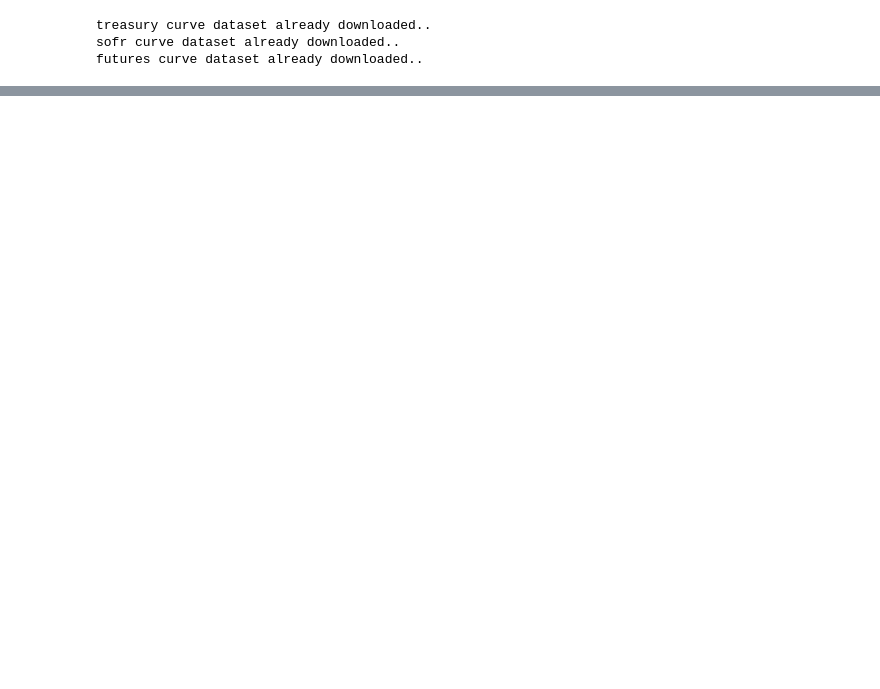
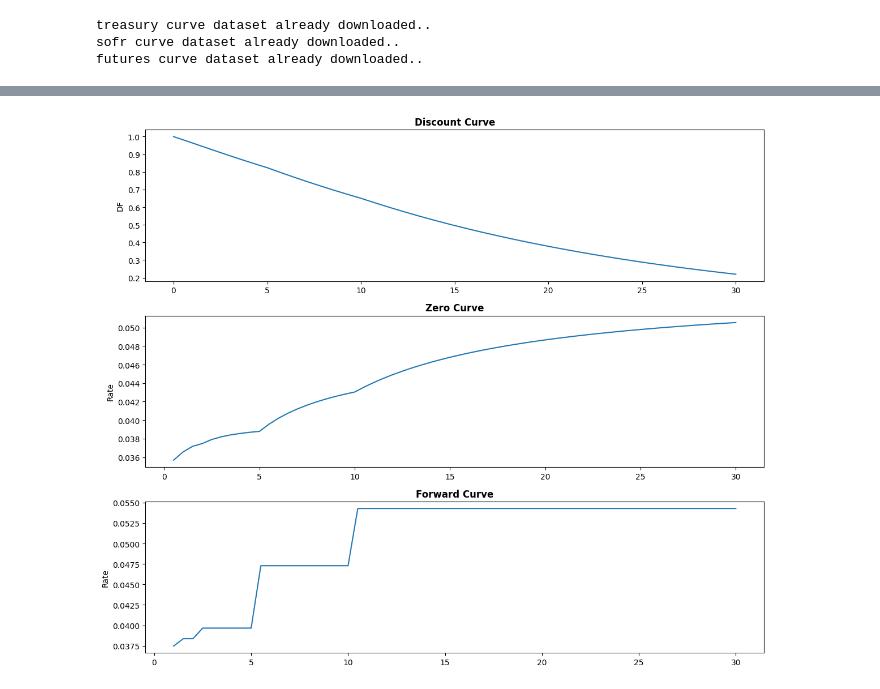
Before and after one commit to gorkemyencak/hedge-accounting-valuation-platform, a Jupyter notebook: notebooks/02_multi_curve_architecture_testing.ipynb, the cells around one changed output, grey strips where cells are left out. Cells and saved outputs as stored; diff of their text form; code cells hidden in the pictures; blank space fills up the shorter version.

Commit message:
zero & frw curve + curve plots

```diff
--- a/notebooks/02_multi_curve_architecture_testing.ipynb
+++ b/notebooks/02_multi_curve_architecture_testing.ipynb
@@ -55,6 +59,16 @@ df_loglinear_interp = log_linear_curve_interpolator(
     df_curve = df_full_curve,
     _target_times = coupon_structure
 )
+
+# building zero curve from log-linear discount curve
+zero_curve_full = build_zero_curve(
+    df_curve = df_loglinear_interp
+)
+
+# building forward curve from log-linear discount curve
+forward_curve_full = build_forward_curve(
+    df_curve = df_loglinear_interp
+)
 # %% [output]
 treasury curve dataset already downloaded..
 sofr curve dataset already downloaded..
@@ -77,0 +76,22 @@ df_loglinear_interp
+# %%
+# plotting curves for a sample date
+sample_date = df_loglinear_interp.index[-1]
+
+fig, axes = plt.subplots(3, 1, figsize=(12, 10))
+
+axes[0].plot(df_full_curve.columns, df_full_curve.loc[sample_date])
+axes[0].set_title("Discount Curve", fontweight = "bold")
+axes[0].set_ylabel("DF")
+
+axes[1].plot(zero_curve_full.columns, zero_curve_full.loc[sample_date]) # type: ignore
+axes[1].set_title("Zero Curve", fontweight = "bold")
+axes[1].set_ylabel("Rate")
+
+axes[2].plot(forward_curve_full.columns, forward_curve_full.loc[sample_date])
+axes[2].set_title("Forward Curve", fontweight = "bold")
+axes[2].set_ylabel("Rate")
+
+plt.tight_layout()
+plt.show()
+# %% [output]
+[figure, added]
```
Also changed, not shown: parts of 2 cells of this notebook, 3 other files.
